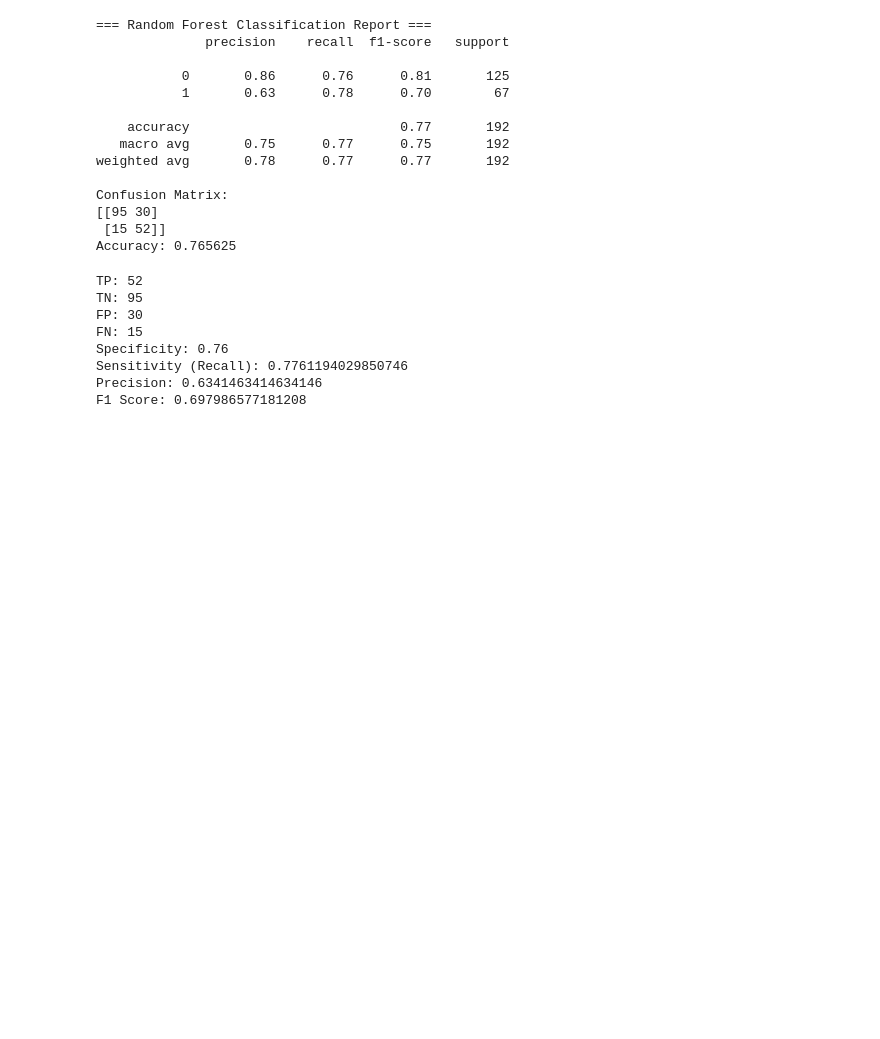
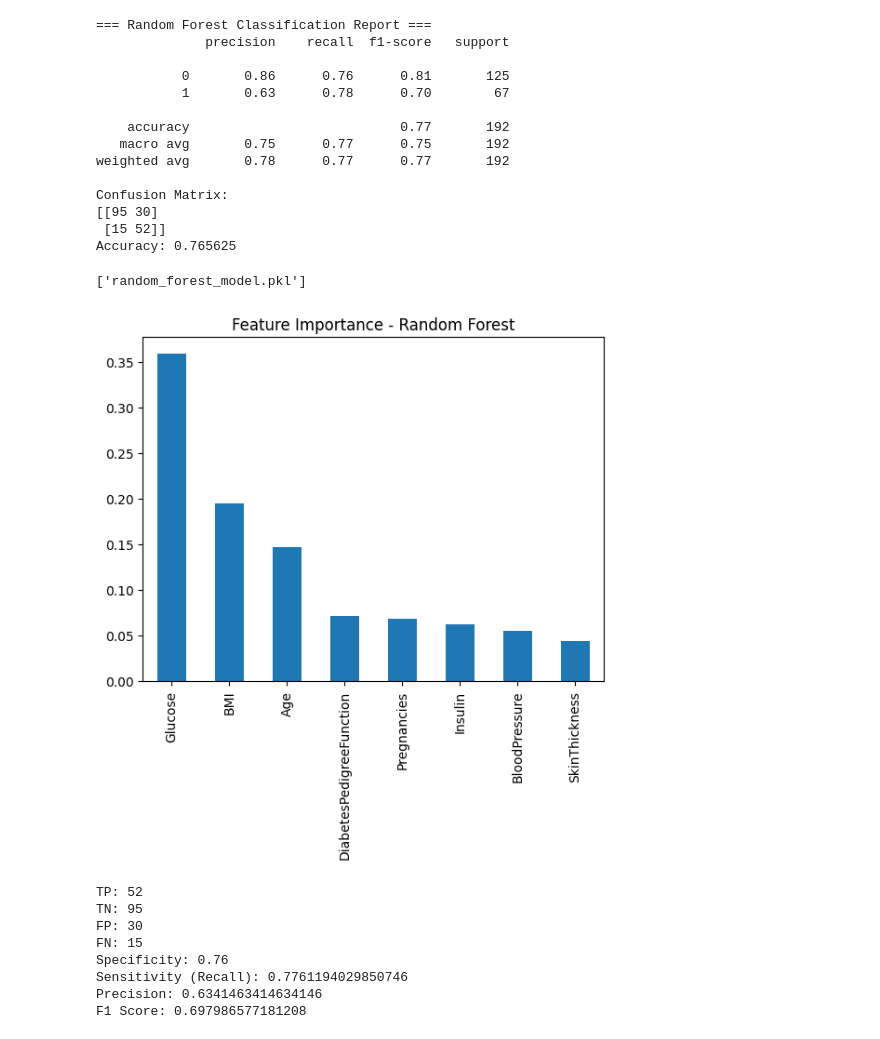
Before and after one commit to tasnim-al/AI-SYSTEM-2025, a Jupyter notebook: tasnim_Al_Fori.ipynb, the cells around one changed output. Saved outputs shown, nothing was run; the diff lists cells and outputs as text; code cells hidden in the pictures; blank space fills up the shorter version.

```diff
--- a/tasnim_Al_Fori.ipynb
+++ b/tasnim_Al_Fori.ipynb
@@ -417,6 +429,21 @@ Confusion Matrix:
 [[95 30]
  [15 52]]
 Accuracy: 0.765625
+# %%
+import joblib
+joblib.dump(rf_model, 'random_forest_model.pkl')
+# %% [output]
+['random_forest_model.pkl']
+# %%
+# Feature Importance - Random Forest
+
+importances_rf = pd.Series(rf_model.feature_importances_, index=X.columns)
+importances_rf.sort_values(ascending=False).plot(kind='bar')
+
+plt.title('Feature Importance - Random Forest')
+plt.show()
+# %% [output]
+[figure, added]
 # %%
 # Metrics -  Random Forest - Confusion Matrix Details
 # %%
```
Also changed, not shown: parts of 12 cells of this notebook.
